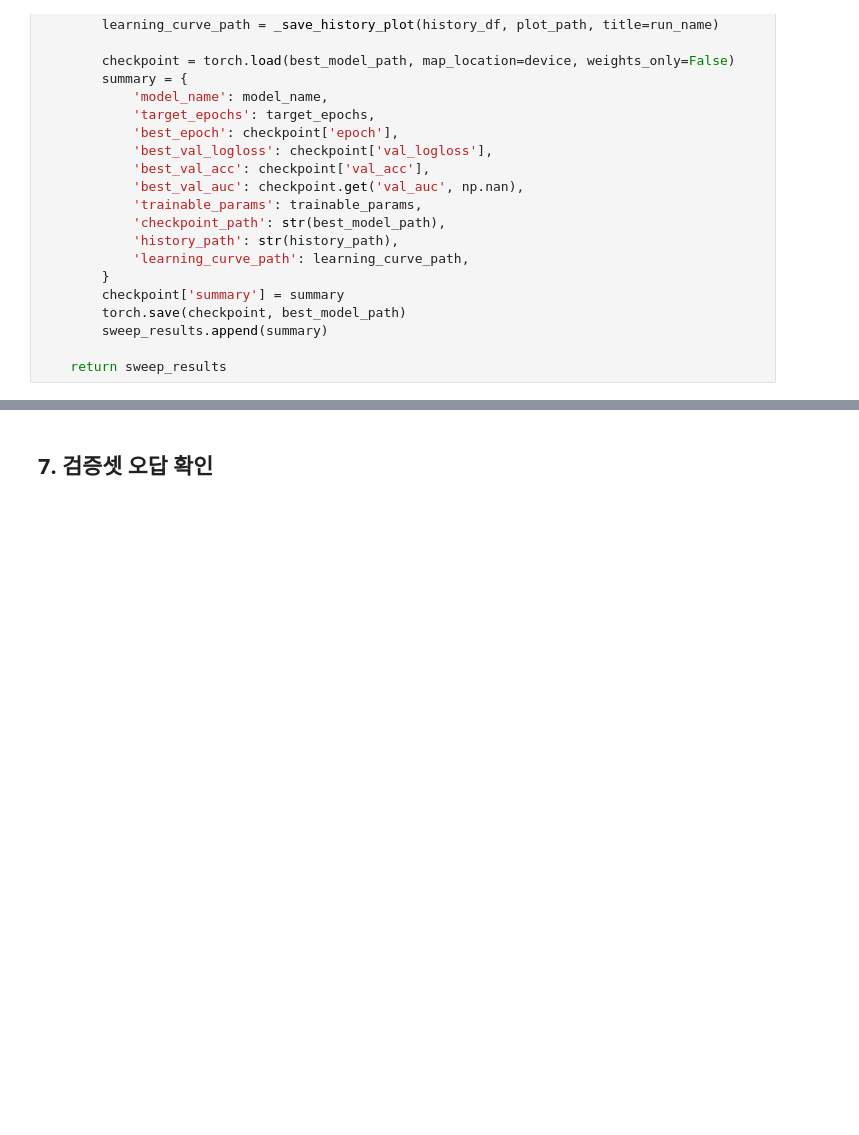
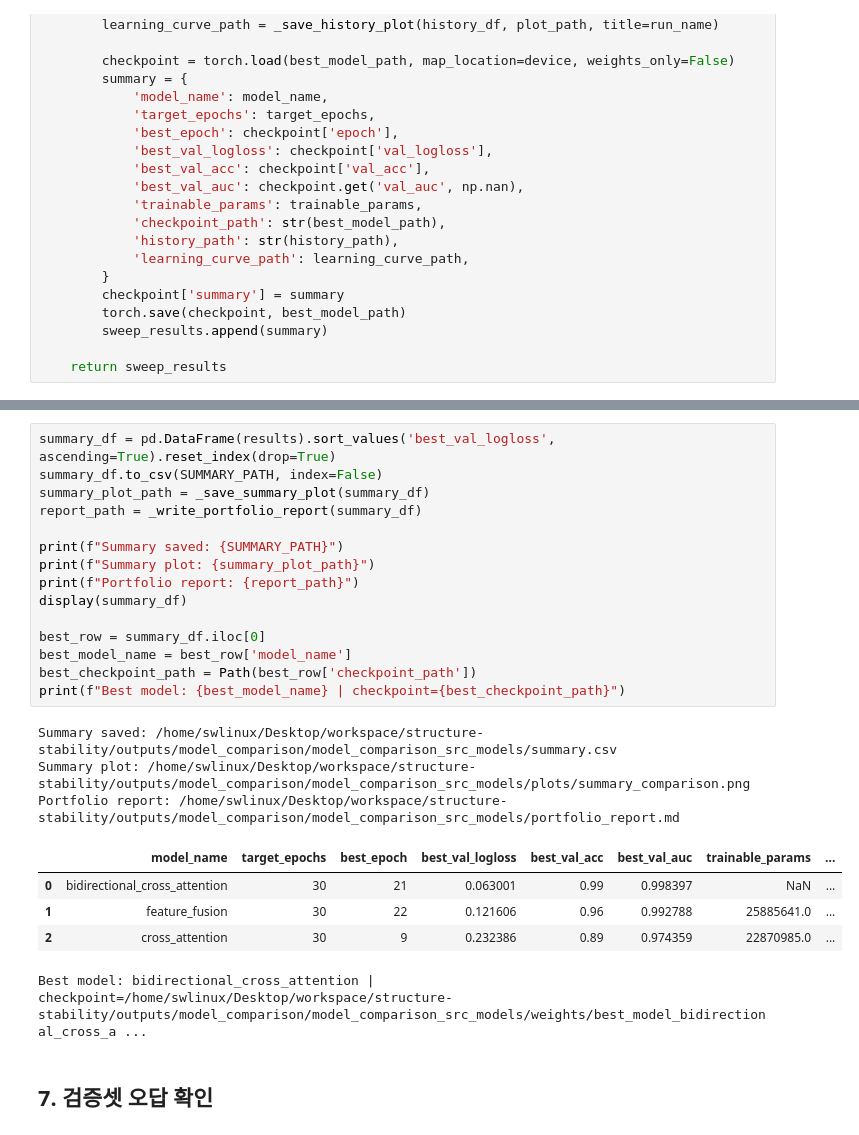
Before and after one commit to whyz-dev/structure-stability, a Jupyter notebook: code/Model_Comparison.ipynb, the cells around one changed output, grey strips where cells are left out. Cells and saved outputs as stored; diff of their text form; blank space fills up the shorter version.

```diff
--- a/code/Model_Comparison.ipynb
+++ b/code/Model_Comparison.ipynb
@@ -1087,3 +1118,27 @@ Error:
+# %%
+summary_df = pd.DataFrame(results).sort_values('best_val_logloss', ascending=True).reset_index(drop=True)
+summary_df.to_csv(SUMMARY_PATH, index=False)
+summary_plot_path = _save_summary_plot(summary_df)
+report_path = _write_portfolio_report(summary_df)
+
+print(f"Summary saved: {SUMMARY_PATH}")
+print(f"Summary plot: {summary_plot_path}")
+print(f"Portfolio report: {report_path}")
+display(summary_df)
+
+best_row = summary_df.iloc[0]
+best_model_name = best_row['model_name']
+best_checkpoint_path = Path(best_row['checkpoint_path'])
+print(f"Best model: {best_model_name} | checkpoint={best_checkpoint_path}")
+# %% [output]
+Summary saved: /home/swlinux/Desktop/workspace/structure-stability/outputs/model_comparison/model_comparison_src_models/summary.csv
+Summary plot: /home/swlinux/Desktop/workspace/structure-stability/outputs/model_comparison/model_comparison_src_models/plots/summary_comparison.png
+Portfolio report: /home/swlinux/Desktop/workspace/structure-stability/outputs/model_comparison/model_comparison_src_models/portfolio_report.md
+|  | model_name | target_epochs | best_epoch | best_val_logloss | best_val_acc | best_val_auc | trainable_params | ... |
+| 0 | bidirectional_cross_attention | 30 | 21 | 0.063001 | 0.99 | 0.998397 | NaN | ... |
+| 1 | feature_fusion | 30 | 22 | 0.121606 | 0.96 | 0.992788 | 25885641.0 | ... |
+| 2 | cross_attention | 30 | 9 | 0.232386 | 0.89 | 0.974359 | 22870985.0 | ... |
+Best model: bidirectional_cross_attention | checkpoint=/home/swlinux/Desktop/workspace/structure-stability/outputs/model_comparison/model_comparison_src_models/weights/best_model_bidirectional_cross_a ...
 # %% [markdown]
 ## 7. 검증셋 오답 확인
 # %%
```
Also changed, not shown: parts of 5 cells of this notebook, 5 other files.
